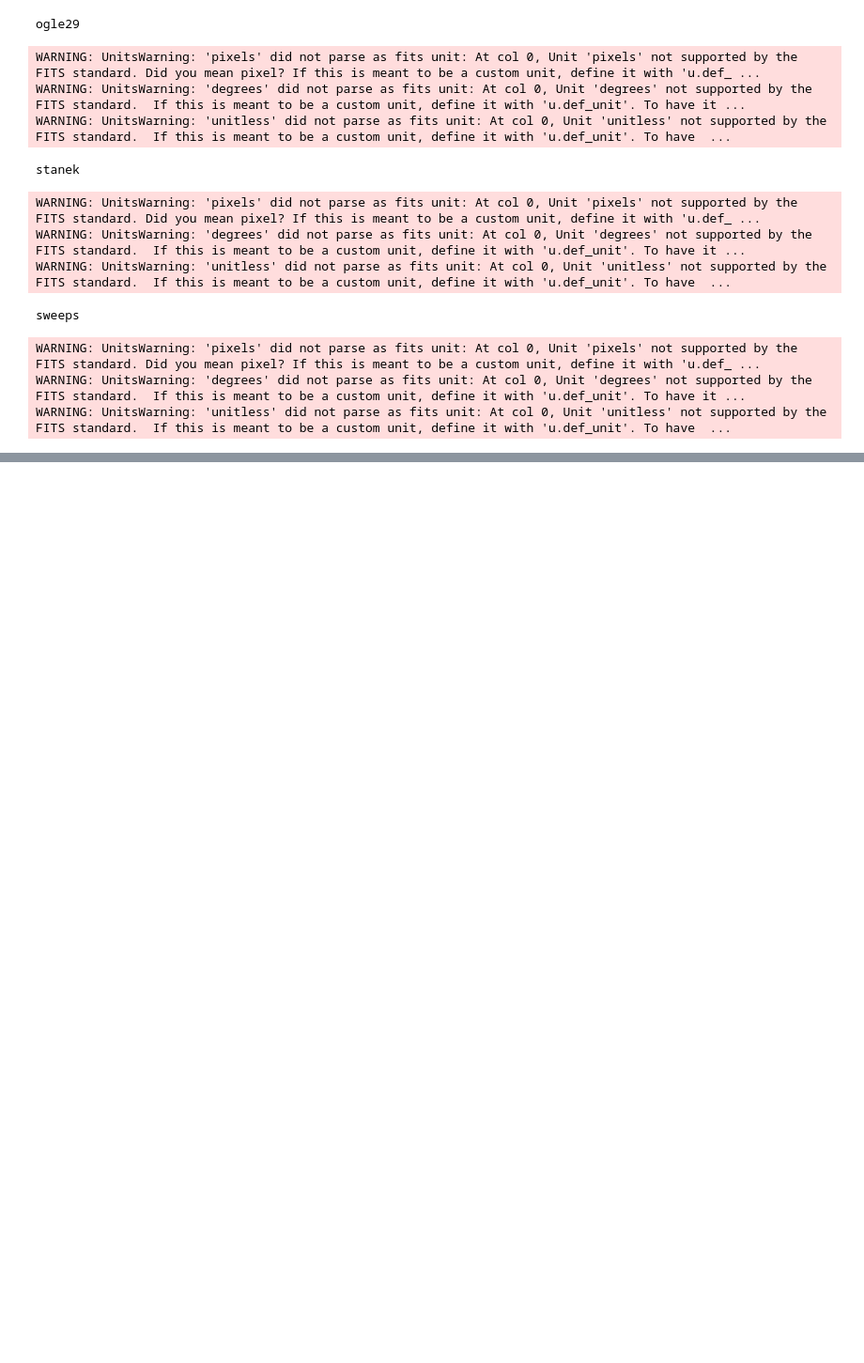
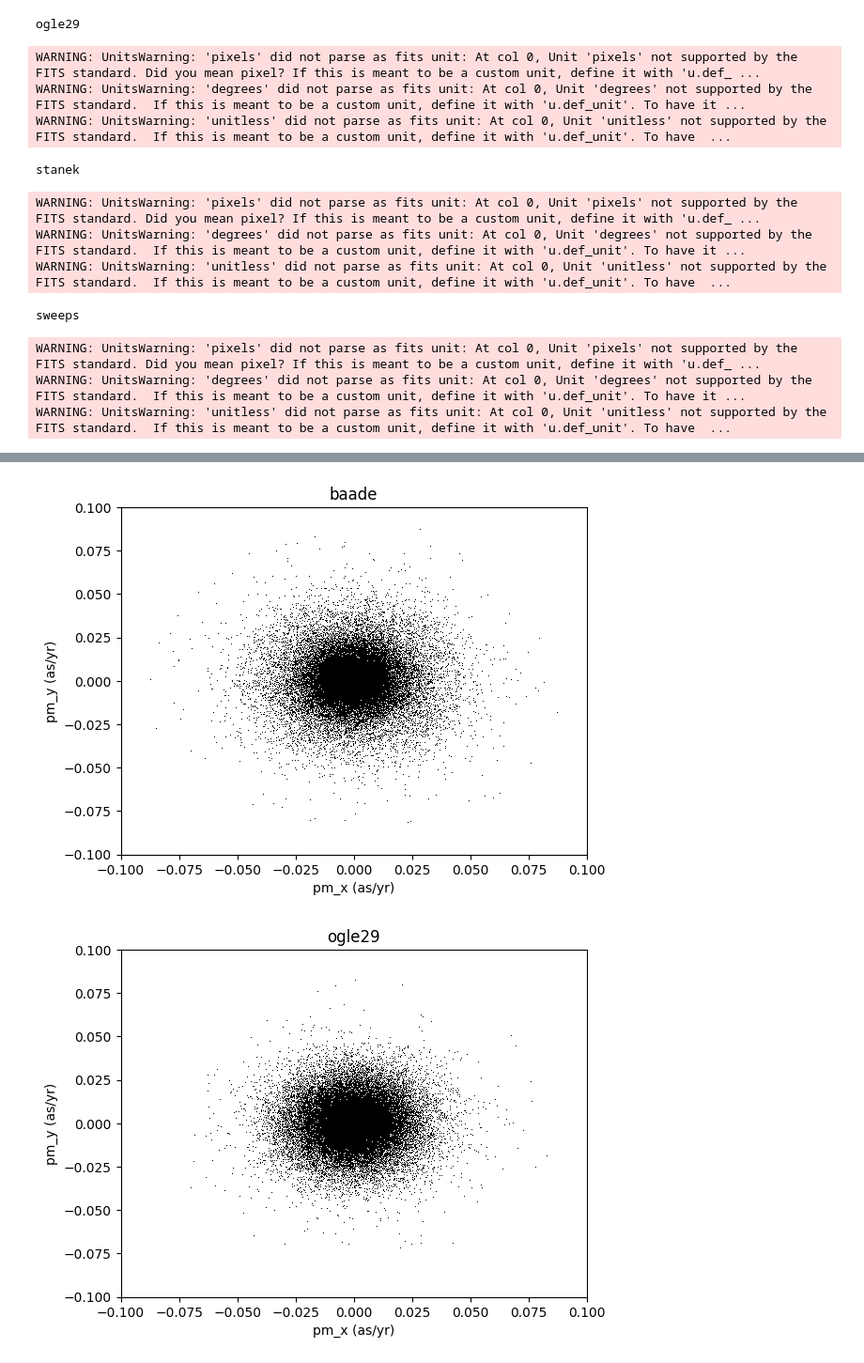
Before and after one commit to synthpop-galaxy/synthpop-model-eval, a Jupyter notebook: hst_bulge_treasury.ipynb, the cells around one changed output, grey strips where cells are left out. Shown at 94% size. Drawn from its saved outputs; the diff is of its cells as text; code cells hidden in the pictures; blank space fills up the shorter version.

```diff
--- a/hst_bulge_treasury.ipynb
+++ b/hst_bulge_treasury.ipynb
@@ -5,0 +41,4 @@ import matplotlib.pyplot as plt
+# %%
+for i,field in enumerate(fields):
+    l,b = coords[i]
+    cat, _ = model.process_location(l_deg=l, b_deg=b, solid_angle=0.002, solid_angle_unit='deg^2')
@@ -94,0 +212,13 @@ plt.savefig('hst_bulgetreasury_example.pdf')
+# %%
+for i,field in enumerate(fields):
+    plt.figure()
+    plt.title(field)
+    plt.plot(odats[i]['PPMX']*0.03/t_base[i],odats[i]['PPMY']*0.03/t_base[i], 'k,')
+    plt.xlim(-0.1,0.1)
+    plt.ylim(-0.1,0.1)
+    plt.xlabel('pm_x (as/yr)'); plt.ylabel('pm_y (as/yr)')
+    #plt.plot(bins[1:]-, dhist[0]*ahist[0]/qhist[0])
+    #plt.hist(sdats[i]['WFC3_UVIS_F814W'],bins=bins,histtype='step',label='sim')
+# %% [output]
+[figure, added]
+[figure, added]
```
Also changed, not shown: parts of 15 cells of this notebook, 1 other file.
